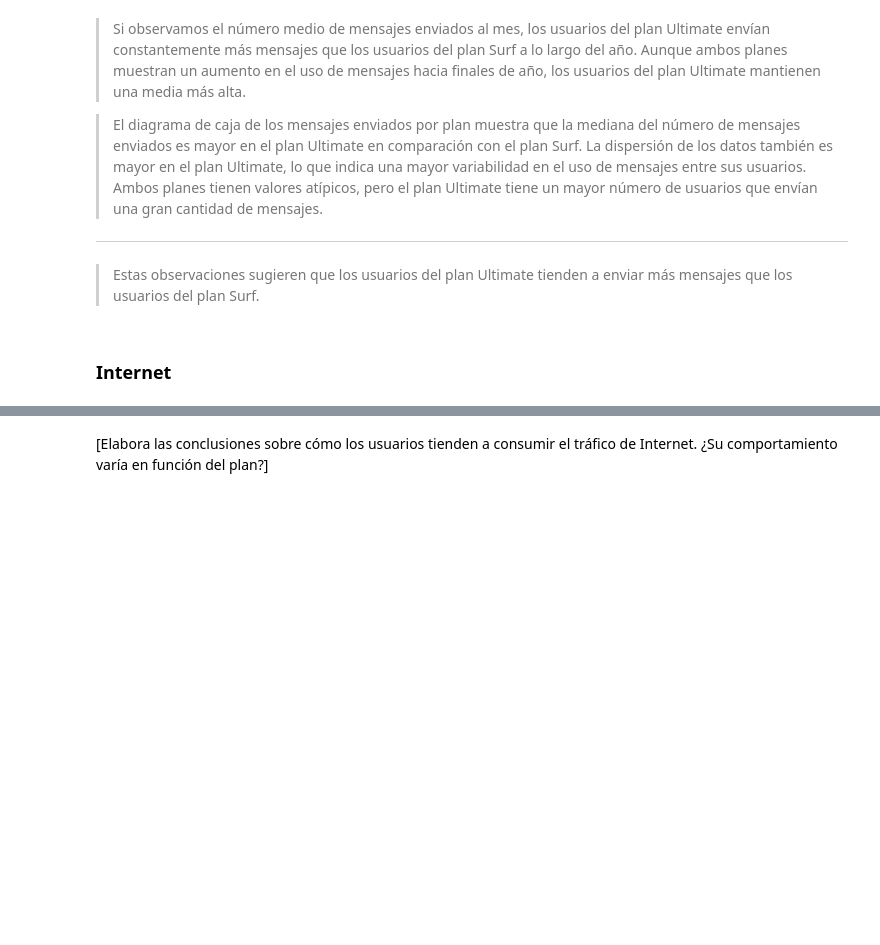
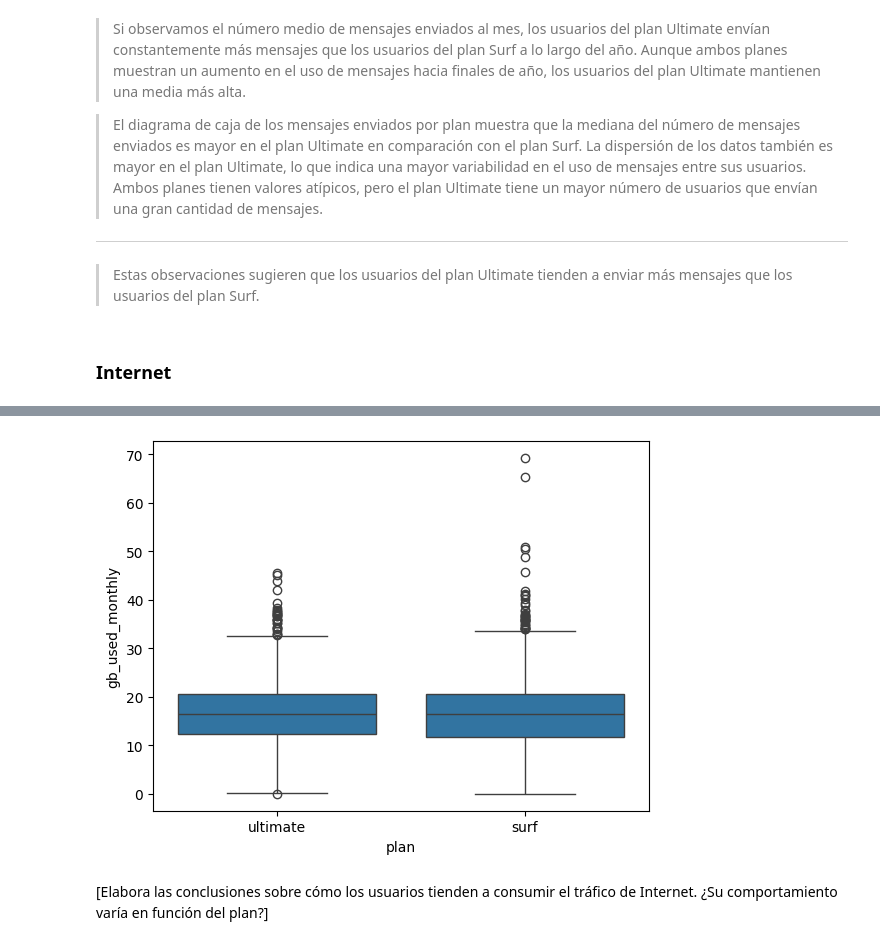
Before and after one commit to Davichobacter/data_science_tt, a Jupyter notebook: notebook.ipynb, the cells around one changed output, grey strips where cells are left out. Cells and saved outputs as stored; diff of their text form; code cells hidden in the pictures; blank space fills up the shorter version.

```diff
--- a/notebook.ipynb
+++ b/notebook.ipynb
@@ -791,2 +825,7 @@ plt.show()
+# %%
+sns.boxplot(x=monthly_data['plan'], y=monthly_data['gb_used_monthly'])
+plt.show()
+# %% [output]
+[figure, added]
 # %% [markdown]
 [Elabora las conclusiones sobre cómo los usuarios tienden a consumir el tráfico de Internet. ¿Su comportamiento varía en función del plan?]
```
Also changed, not shown: parts of 33 cells of this notebook.
